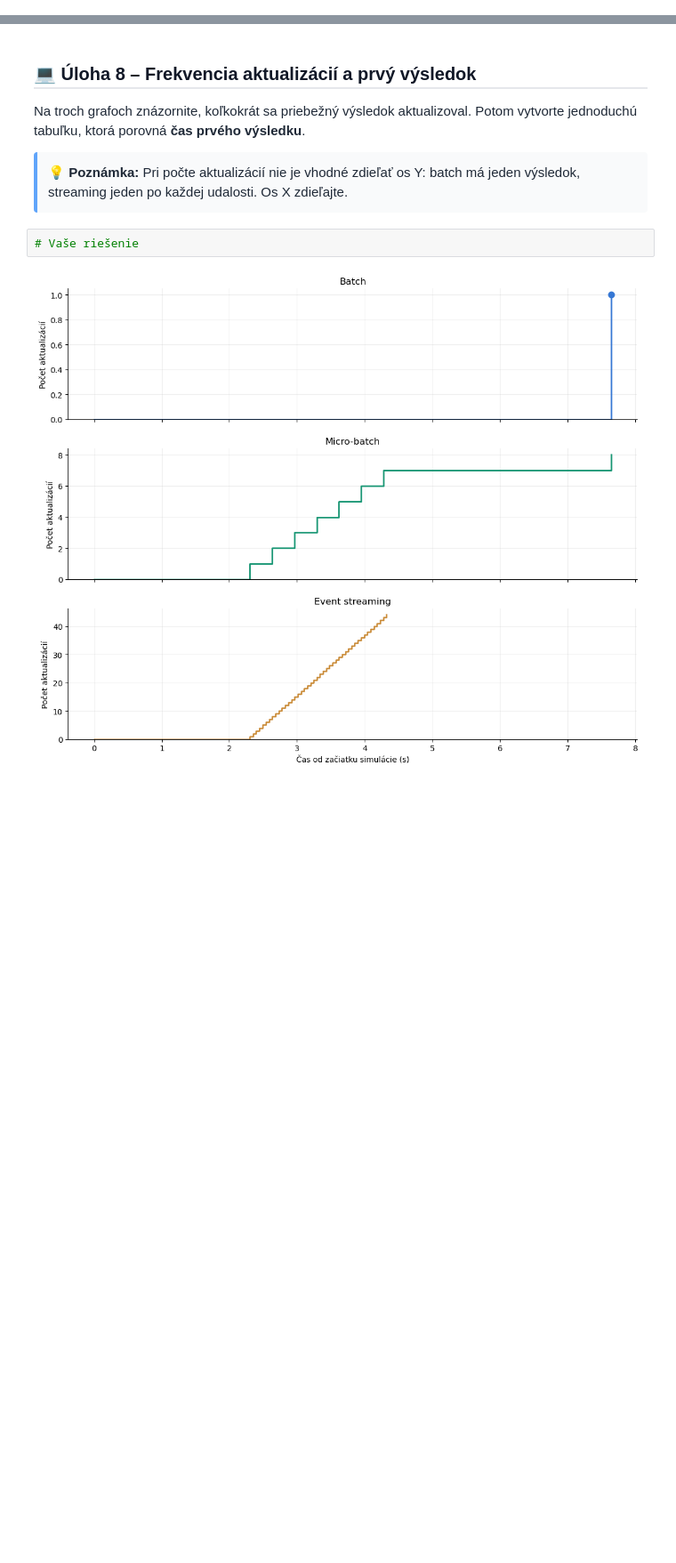
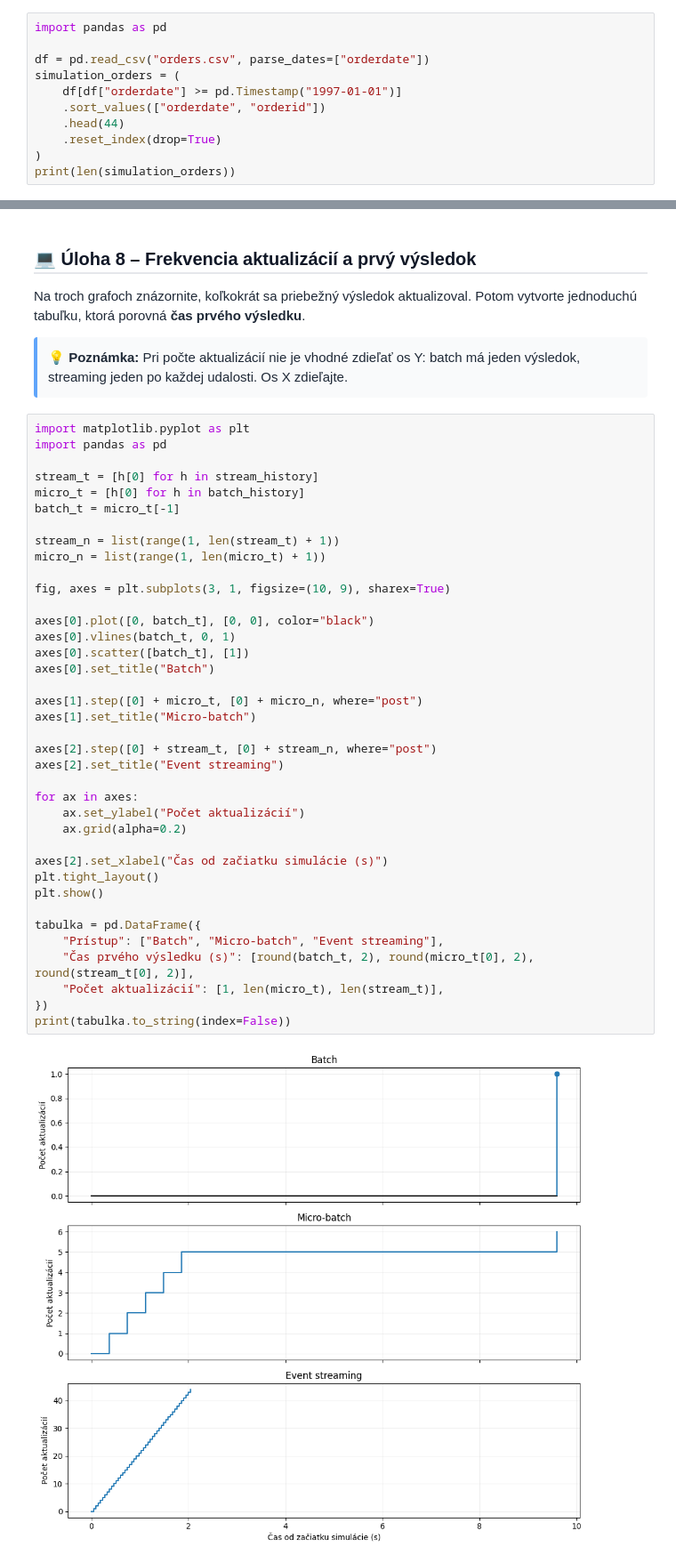
Before and after one commit to filippalaticky/Databazove_technologie_1, a Jupyter notebook: seminar8/batch_streaming_orders.ipynb, the cells around one changed output, grey strips where cells are left out. Shown at 89% size. Drawn from its saved outputs; the diff is of its cells as text; blank space fills up the shorter version.

```diff
--- a/seminar8/batch_streaming_orders.ipynb
+++ b/seminar8/batch_streaming_orders.ipynb
@@ -74,3 +228,14 @@ Objednávok v simulácii: 44
 # %% [markdown]
 <h3 style="margin: 20px 0 10px; font-size: 17px; font-weight: 600; font-family: 'Segoe UI', Roboto, sans-serif; color: #111827;">Krok B – Spracovanie udalostí</h3>
 <p style="font-family: 'Segoe UI', Roboto, sans-serif; color: #1f2937; line-height: 1.65; margin: 8px 0 12px;">Prejdite objednávky postupne. Pri streamingu priebežne zapisujte <code style="background-color: #e5e7eb; color: #111827; font-family: monospace; padding: 2px 5px; border-radius: 4px;">(čas, počet, percento)</code>. Pri micro-batchingu spracujte nazbierané objednávky až po uplynutí okna.</p>
+# %%
+import pandas as pd
+
+df = pd.read_csv("orders.csv", parse_dates=["orderdate"])
+simulation_orders = (
+    df[df["orderdate"] >= pd.Timestamp("1997-01-01")]
+    .sort_values(["orderdate", "orderid"])
+    .head(44)
+    .reset_index(drop=True)
+)
+print(len(simulation_orders))
@@ -99,6 +336,42 @@ Streaming (%): 22.73
 <p style="font-family: 'Segoe UI', Roboto, sans-serif; color: #1f2937; line-height: 1.65; margin: 8px 0 12px;">Na troch grafoch znázornite, koľkokrát sa priebežný výsledok aktualizoval. Potom vytvorte jednoduchú tabuľku, ktorá porovná <strong>čas prvého výsledku</strong>.</p>
 <div style="margin-top: 12px; background-color: #f9fafb; border-left: 4px solid #60a5fa; padding: 12px; border-radius: 4px; font-family: 'Segoe UI', Roboto, sans-serif; color: #1f2937; line-height: 1.6;">💡 <strong> Poznámka:</strong> Pri počte aktualizácií nie je vhodné zdieľať os Y: batch má jeden výsledok, streaming jeden po každej udalosti. Os X zdieľajte.</div>
 # %%
-# Vaše riešenie
+import matplotlib.pyplot as plt
+import pandas as pd
+
+stream_t = [h[0] for h in stream_history]
+micro_t = [h[0] for h in batch_history]
+batch_t = micro_t[-1]
+
+stream_n = list(range(1, len(stream_t) + 1))
+micro_n = list(range(1, len(micro_t) + 1))
+
+fig, axes = plt.subplots(3, 1, figsize=(10, 9), sharex=True)
+
+axes[0].plot([0, batch_t], [0, 0], color="black")
+axes[0].vlines(batch_t, 0, 1)
+axes[0].scatter([batch_t], [1])
+axes[0].set_title("Batch")
+
+axes[1].step([0] + micro_t, [0] + micro_n, where="post")
+axes[1].set_title("Micro-batch")
+
+axes[2].step([0] + stream_t, [0] + stream_n, where="post")
+axes[2].set_title("Event streaming")
+
+for ax in axes:
+    ax.set_ylabel("Počet aktualizácií")
+    ax.grid(alpha=0.2)
+
+axes[2].set_xlabel("Čas od začiatku simulácie (s)")
+plt.tight_layout()
+plt.show()
+
+tabulka = pd.DataFrame({
+    "Prístup": ["Batch", "Micro-batch", "Event streaming"],
+    "Čas prvého výsledku (s)": [round(batch_t, 2), round(micro_t[0], 2), round(stream_t[0], 2)],
+    "Počet aktualizácií": [1, len(micro_t), len(stream_t)],
+})
+print(tabulka.to_string(index=False))
 # %% [output]
-[figure, old version]
+[figure, new version]
```
Also changed, not shown: parts of 14 cells of this notebook.
